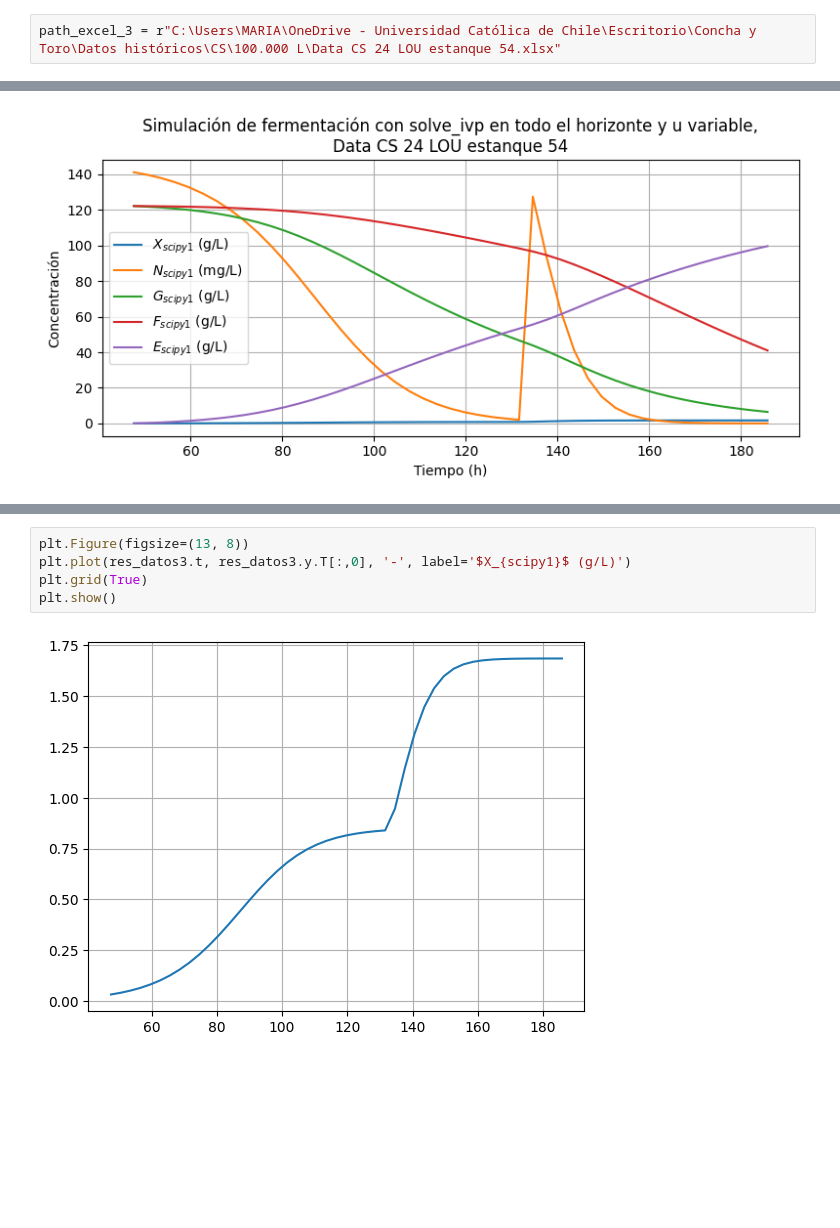
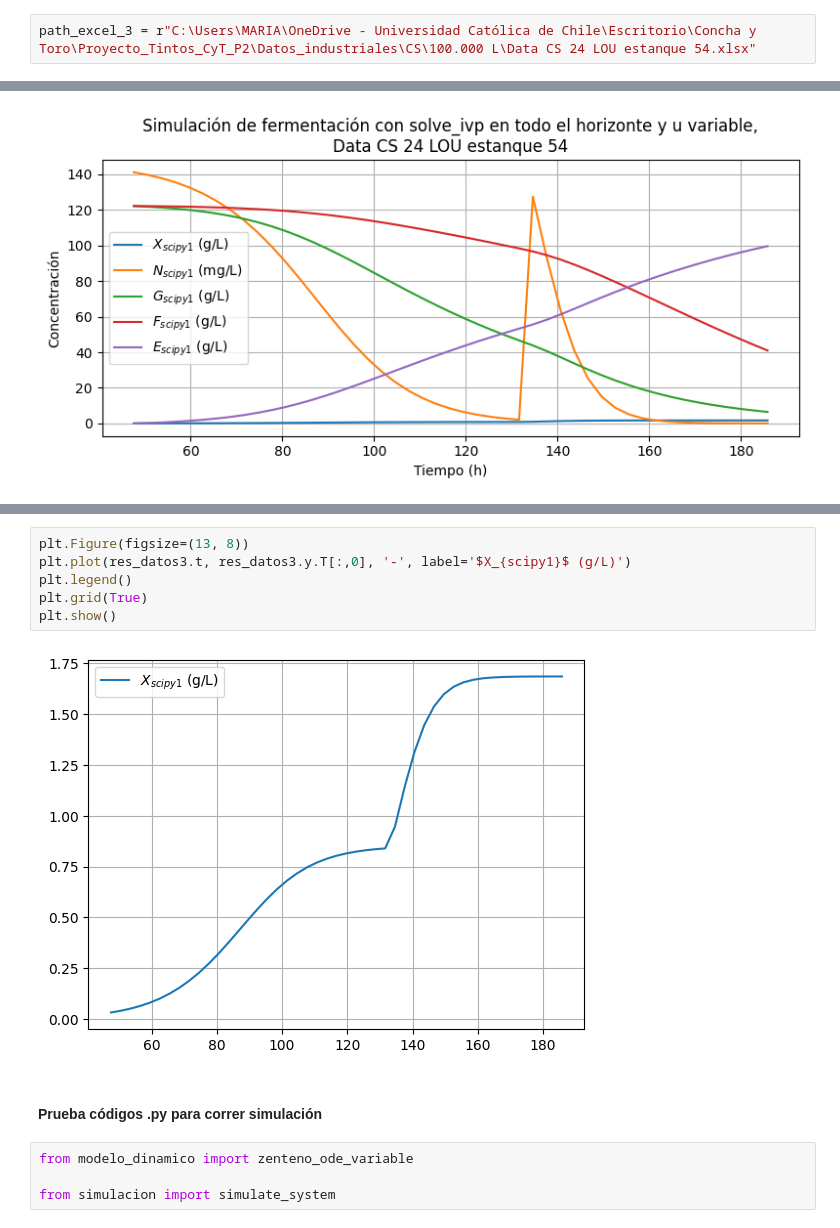
Before and after one commit to mfernandafolch/Proyecto_Tintos_CyT_P2, a Jupyter notebook: Simulaciones_solve_ivp/Simulacion_solve_ivp.ipynb, the cells around one changed output, grey strips where cells are left out. Saved outputs shown, nothing was run; the diff lists cells and outputs as text; blank space fills up the shorter version.

```diff
--- a/Simulaciones_solve_ivp/Simulacion_solve_ivp.ipynb
+++ b/Simulaciones_solve_ivp/Simulacion_solve_ivp.ipynb
@@ -561,7 +561,7 @@ plt.show()
 
 Data CS 24 LOU estanque 54
 # %%
-path_excel_3 = r"C:\Users\MARIA\OneDrive - Universidad Católica de Chile\Escritorio\Concha y Toro\Datos históricos\CS\100.000 L\Data CS 24 LOU estanque 54.xlsx"
+path_excel_3 = r"C:\Users\MARIA\OneDrive - Universidad Católica de Chile\Escritorio\Concha y Toro\Proyecto_Tintos_CyT_P2\Datos_industriales\CS\100.000 L\Data CS 24 LOU estanque 54.xlsx"
 # %%
 out3 = process_excel(path_excel=path_excel_3,
         t_muestreo_h=3.0) # cada cuántas horas muestrear
@@ -619,7 +620,14 @@ plt.show()
 # %%
 plt.Figure(figsize=(13, 8))
 plt.plot(res_datos3.t, res_datos3.y.T[:,0], '-', label='$X_{scipy1}$ (g/L)')
+plt.legend()
 plt.grid(True)
 plt.show()
 # %% [output]
-[figure, old version]
+[figure, new version]
+# %% [markdown]
+#### Prueba códigos .py para correr simulación
+# %%
+from modelo_dinamico import zenteno_ode_variable
+
+from simulacion import simulate_system
```
Also changed, not shown: parts of 7 cells of this notebook, 3 other files.
